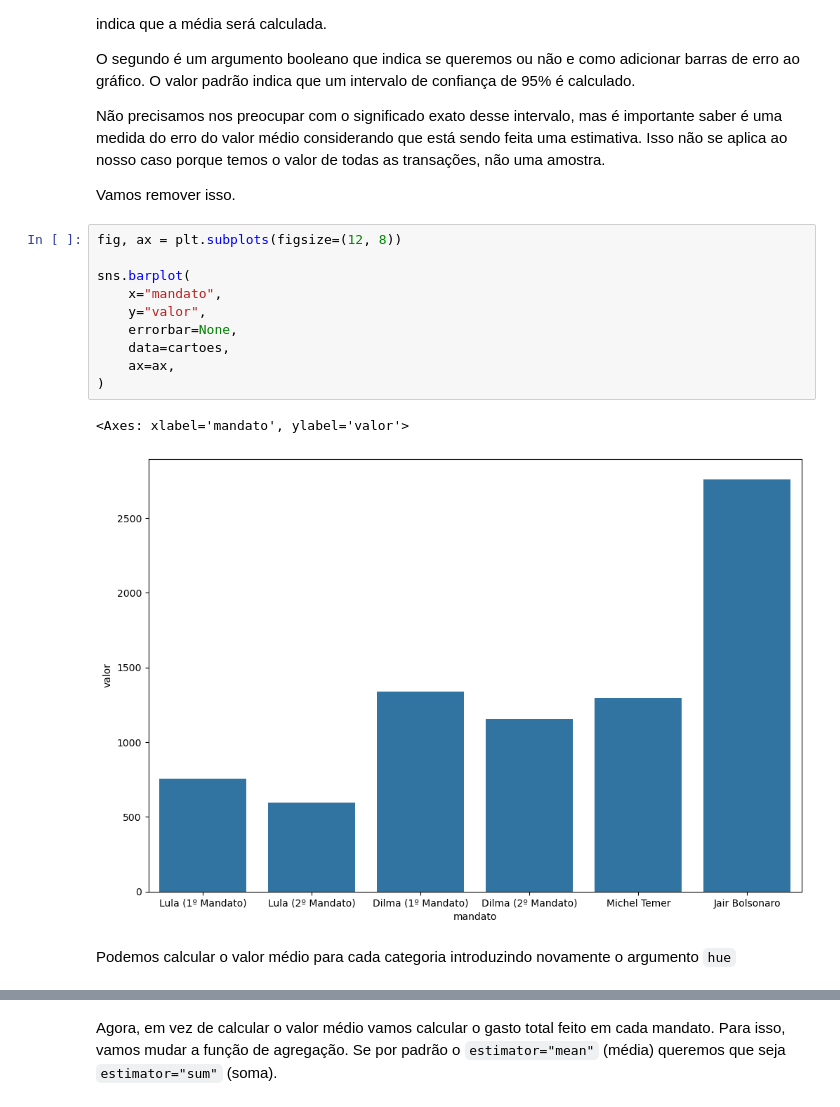
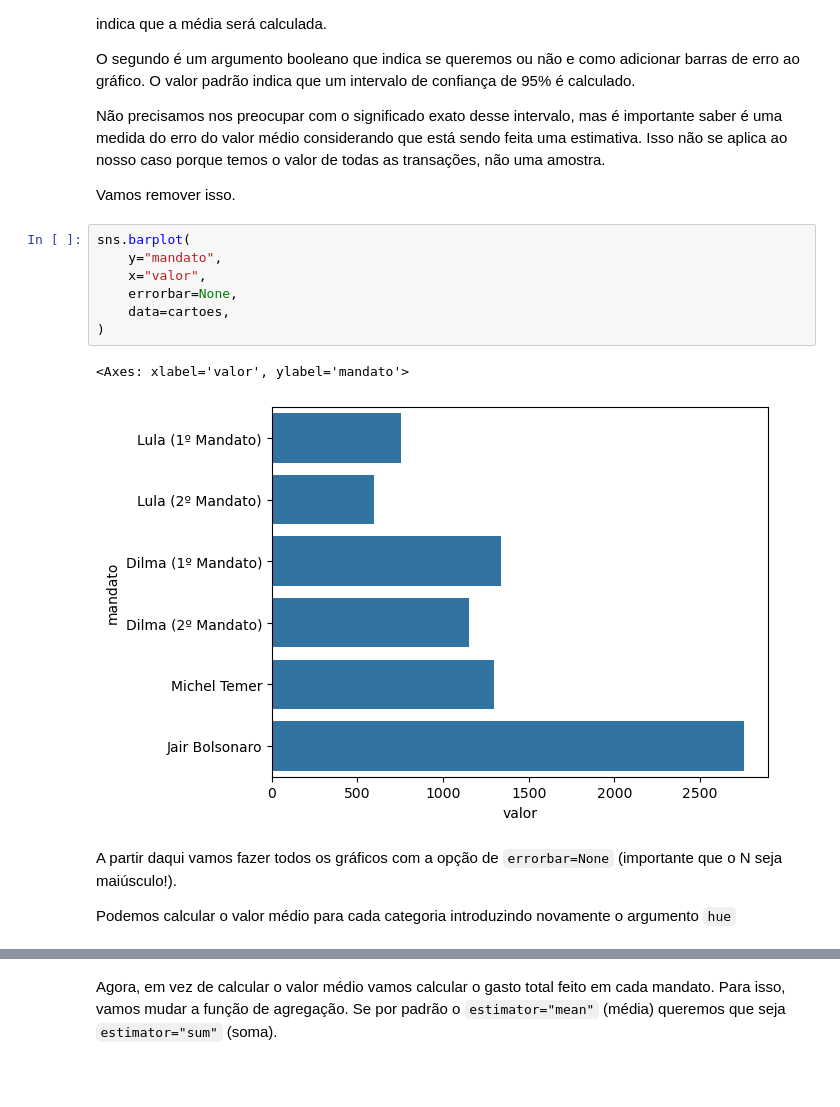
Before and after one commit to lthevenard/curso_prog, a Jupyter notebook: assets/_hidden/aula3.ipynb, the cells around one changed output, grey strips where cells are left out. Drawn from its saved outputs; the diff is of its cells as text; blank space fills up the shorter version.

```diff
--- a/assets/_hidden/aula3.ipynb
+++ b/assets/_hidden/aula3.ipynb
@@ -53,18 +52,17 @@ Não precisamos nos preocupar com o significado exato desse intervalo, mas é im
 
 Vamos remover isso.
 # %%
-fig, ax = plt.subplots(figsize=(12, 8))
-
 sns.barplot(
-    x="mandato",
-    y="valor",
+    y="mandato",
+    x="valor",
     errorbar=None,
     data=cartoes,
-    ax=ax,
 )
 # %% [output]
-<Axes: xlabel='mandato', ylabel='valor'>
+<Axes: xlabel='valor', ylabel='mandato'>
-[figure, old version]
+[figure, new version]
 # %% [markdown]
+A partir daqui vamos fazer todos os gráficos com a opção de `errorbar=None` (importante que o N seja maiúsculo!).
+
 Podemos calcular o valor médio para cada categoria introduzindo novamente o argumento `hue`
 # %%
```
Also changed, not shown: parts of 31 cells of this notebook.
